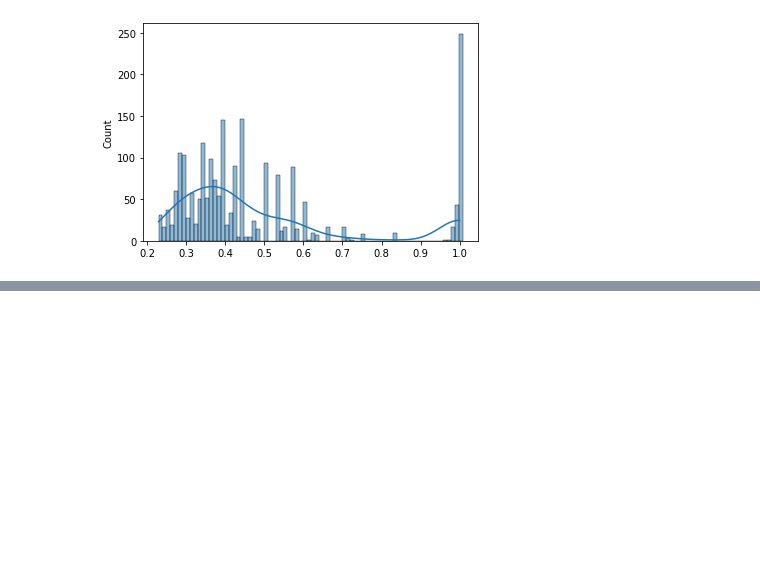
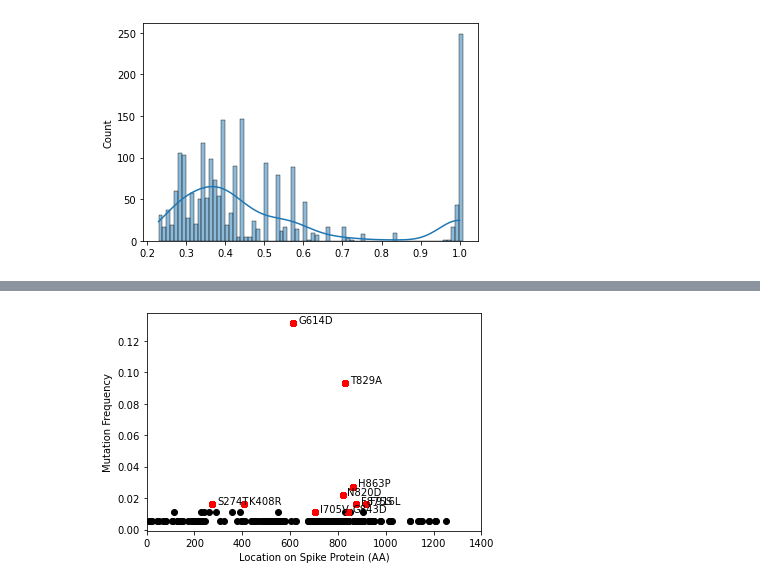
Before and after one commit to rjeveloff/MutationHunting, a Jupyter notebook: scripts/Mutation_Hunting_Algorithm.ipynb, the cells around one changed output, grey strips where cells are left out. Saved outputs shown, nothing was run; the diff lists cells and outputs as text; code cells hidden in the pictures; blank space fills up the shorter version.

```diff
--- a/scripts/Mutation_Hunting_Algorithm.ipynb
+++ b/scripts/Mutation_Hunting_Algorithm.ipynb
@@ -119,0 +217,16 @@ ORF6 protein:V46E
+# %%
+spike_df = mutation_freqs_df.loc[mutation_freqs_df["surface glycoprotein"] > 0, [*mutation_freqs_df.columns[:4],"surface glycoprotein"]]
+spike_df.location = spike_df.location.apply(lambda x: int(x))
+# %%
+fig, ax = plt.subplots()
+ax.scatter(spike_df.location,spike_df["surface glycoprotein"],color="black")
+ax.set_xlim(0,1400)
+ax.set_xlabel("Location on Spike Protein (AA)")
+ax.set_ylabel("Mutation Frequency")
+top_muts = spike_df.sort_values(by="surface glycoprotein",ascending=False)
+for i,row in top_muts.iterrows():
+    plt.text(row.location + 20,row["surface glycoprotein"],row.mutation_shorthand)
+    ax.scatter(top_muts.location,top_muts["surface glycoprotein"],color="red")
+plt.show()
+# %% [output]
+[figure, added]
```
Also changed, not shown: parts of 12 cells of this notebook.
